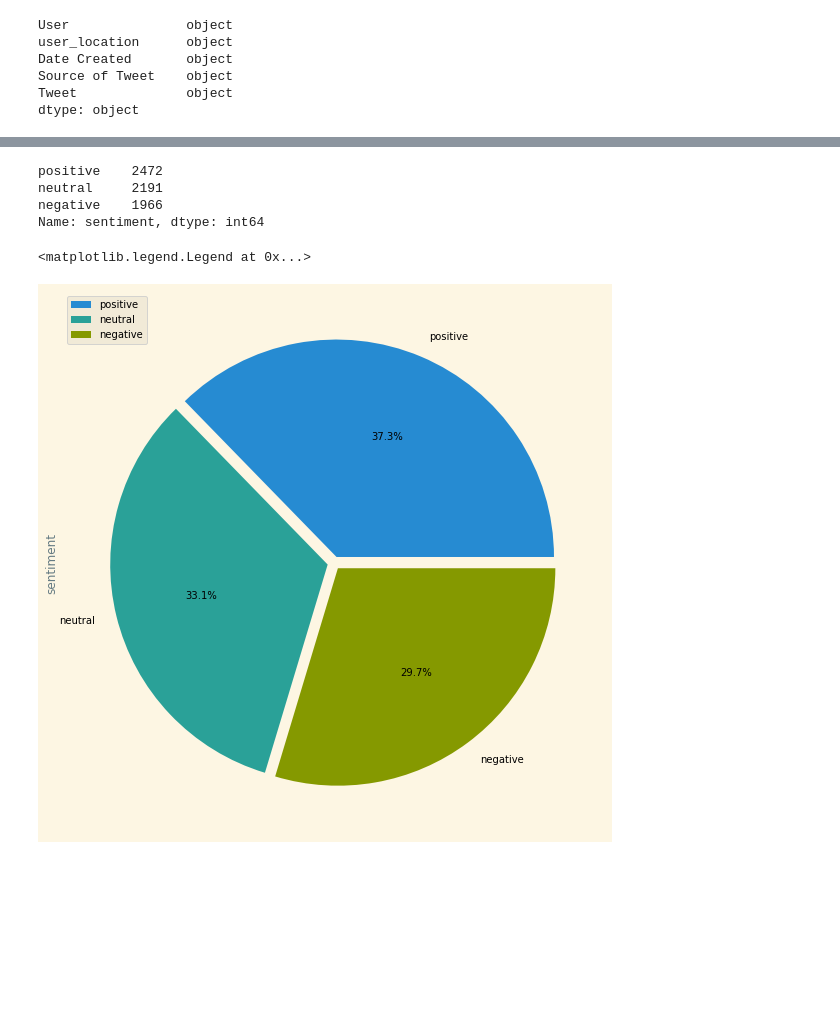
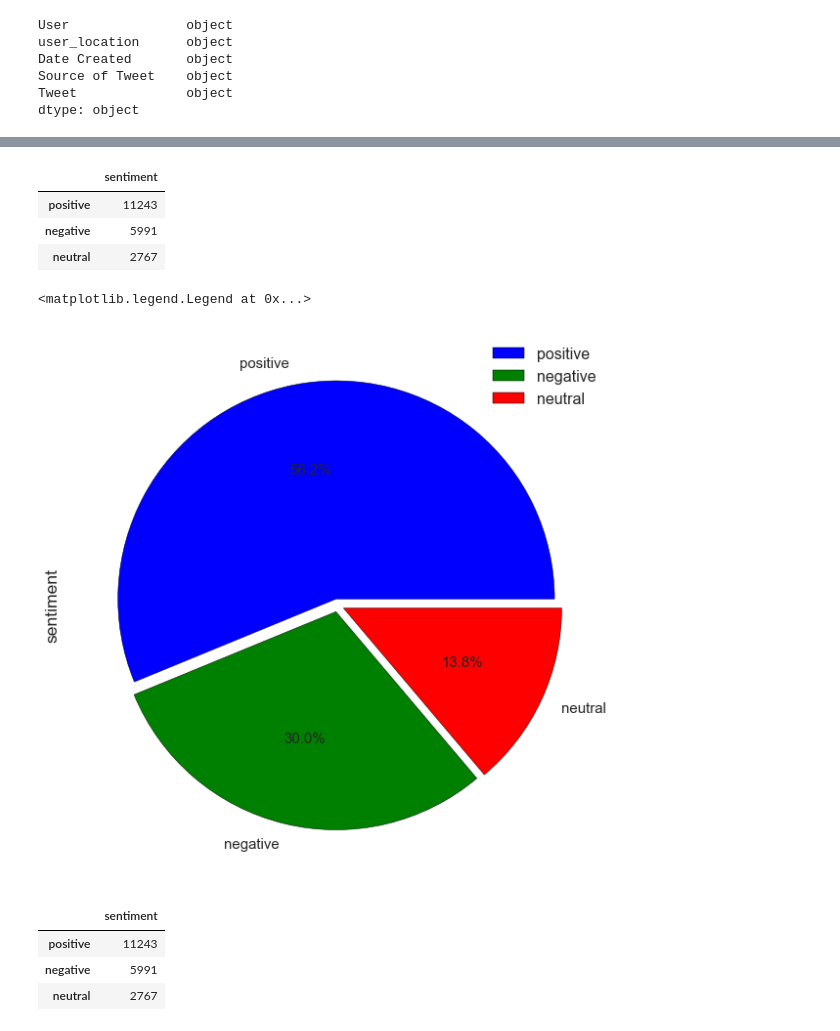
Before and after one commit to godwinnwalozie/NaijaDecide2023, a Jupyter notebook: election_sentiment.ipynb, the cells around one changed output, grey strips where cells are left out. Drawn from its saved outputs; the diff is of its cells as text; code cells hidden in the pictures; blank space fills up the shorter version.

```diff
--- a/election_sentiment.ipynb
+++ b/election_sentiment.ipynb
@@ -16,8 +16,10 @@ import nltk
 import nltk.corpus
 from nltk.sentiment.vader import SentimentIntensityAnalyzer
 nltk.download("vader_lexicon")
-plt.style.use('Solarize_Light2')
+plt.style.use('seaborn-whitegrid')
 import squarify
+
+import plotly.express as px
 # %% [output]
 [nltk_data] Downloading package vader_lexicon to
 [nltk_data]     C:\Users\godwi\AppData\Roaming\nltk_data...
@@ -66,3 +71,0 @@ df
-# %%
-df.dropna(how ='any',inplace = True)
-df
@@ -177,14 +166,21 @@ df_cleaned
 # %%
-df_cleaned.sentiment.value_counts()
+df_cleaned.sentiment.value_counts().to_frame()
 # %% [output]
-positive    2472
-neutral     2191
-negative    1966
-Name: sentiment, dtype: int64
+|  | sentiment |
+| positive | 11243 |
+| negative | 5991 |
+| neutral | 2767 |
 # %%
-fig,ax = plt.subplots(figsize = (10,10))
-df_cleaned.sentiment.value_counts().plot(kind = 'pie',autopct='%1.1f%%',explode=[0.03,0.03,0.03])
+fig,ax = plt.subplots(figsize = (20,10))
+df_cleaned.sentiment.value_counts().plot(kind = 'pie',autopct='%1.1f%%',explode=[0.03,0.03,0.03],textprops={'fontsize': 15})
 ax.legend()
 # %% [output]
 <matplotlib.legend.Legend at 0x...>
-[figure, old version]
+[figure, new version]
+# %%
+df_cleaned.sentiment.value_counts().to_frame()
+# %% [output]
+|  | sentiment |
+| positive | 11243 |
+| negative | 5991 |
+| neutral | 2767 |
```
Also changed, not shown: parts of 28 cells of this notebook.
